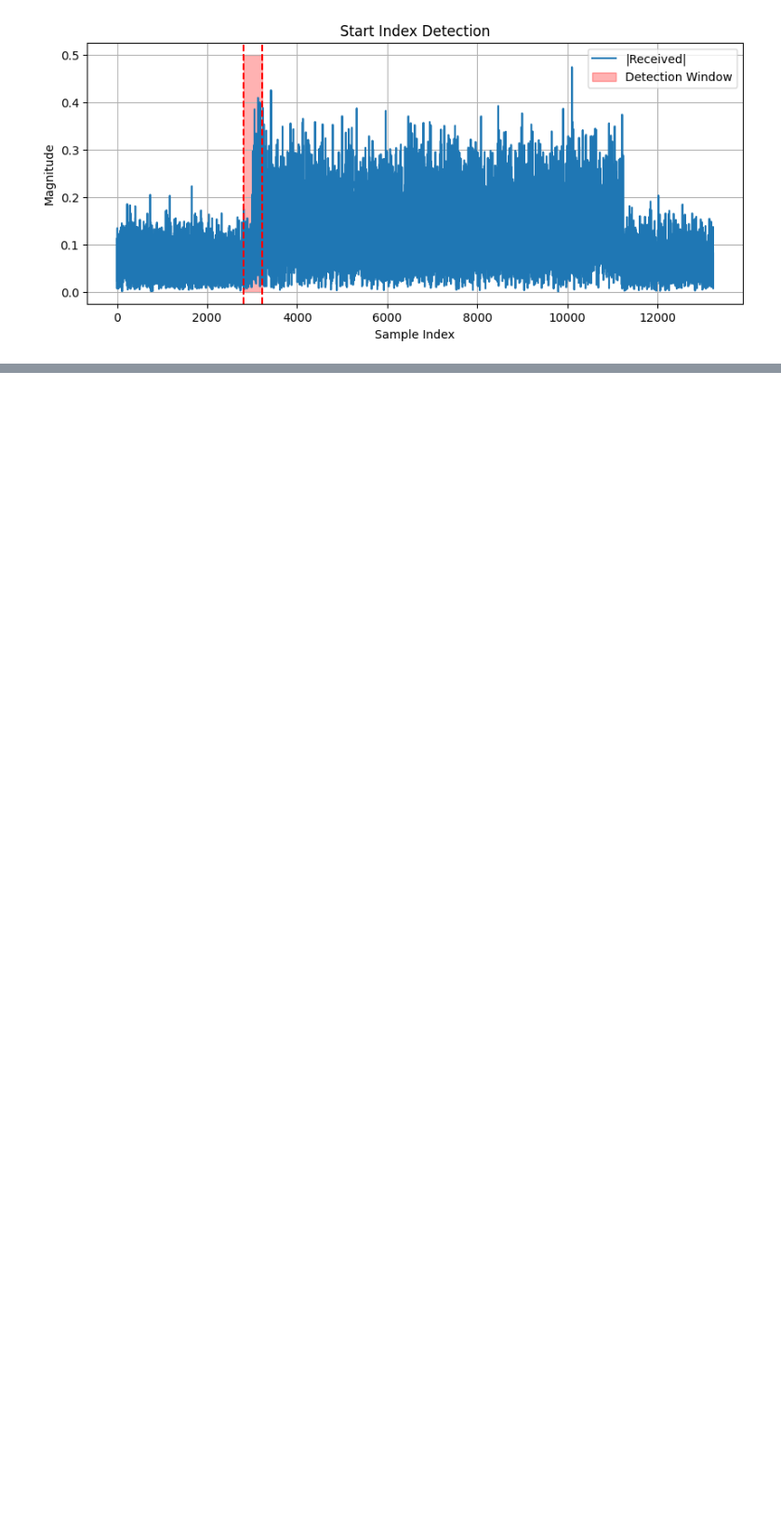
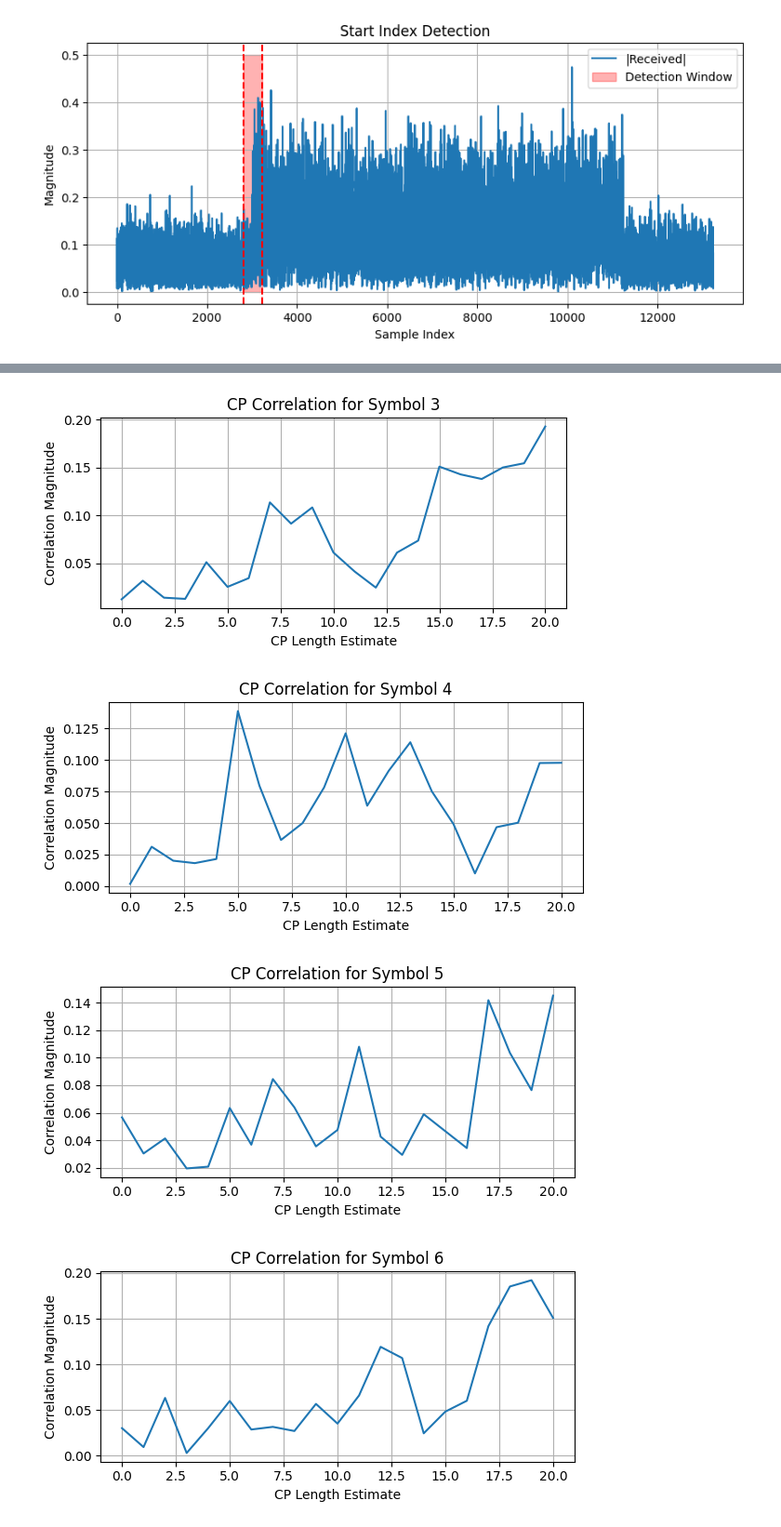
Before and after one commit to hamed-h98/5G_projects, a Jupyter notebook: OFDM/OFDM_Rx.ipynb, the cells around one changed output, grey strips where cells are left out. Shown at 93% size. Saved outputs shown, nothing was run; the diff lists cells and outputs as text; code cells hidden in the pictures; blank space fills up the shorter version.

```diff
--- a/OFDM/OFDM_Rx.ipynb
+++ b/OFDM/OFDM_Rx.ipynb
@@ -245,0 +407,37 @@ plt.show()
+# %%
+start_index = 3025
+x = Signal[start_index:]
+c = np.zeros((Ld // 4, 19))  # Rows: CP lengths, Cols: symbol instances (3 to 20)
+
+# Process each symbol index from 3 to 20
+for i in range(3, 20):
+    for cp_length_est in range(1, Ld // 4 + 1):
+        Td = cp_length_est + Ld  # Total duration of one symbol with CP
+        start = (i - 1) * Td
+        end_ = i * Td
+        if end_ > len(x):  # Safety check
+            continue
+        x1 = x[start:end_]
+        c[cp_length_est - 1, i - 1] = np.abs(np.sum(np.conj(x1[:cp_length_est]) * x1[-cp_length_est:]))
+
+    # Plot each symbol's CP correlation profile
+    plt.figure(figsize=(6, 3))
+    plt.plot(c[:, i - 1])
+    plt.title(f"CP Correlation for Symbol {i}")
+    plt.xlabel("CP Length Estimate")
+    plt.ylabel("Correlation Magnitude")
+    plt.grid(True)
+    plt.tight_layout()
+    plt.show()
+
+# Average CP correlation across symbols
+cp_avg = np.mean(c, axis=1)
+
+# Store maximum correlation (for this fixed start_index)
+mm_val = np.max(cp_avg)
+print(f"Max averaged CP correlation: {mm_val:.4f}")
+# %% [output]
+[figure, added]
+[figure, added]
+[figure, added]
+[figure, added]
```
Also changed, not shown: parts of 8 cells of this notebook.
